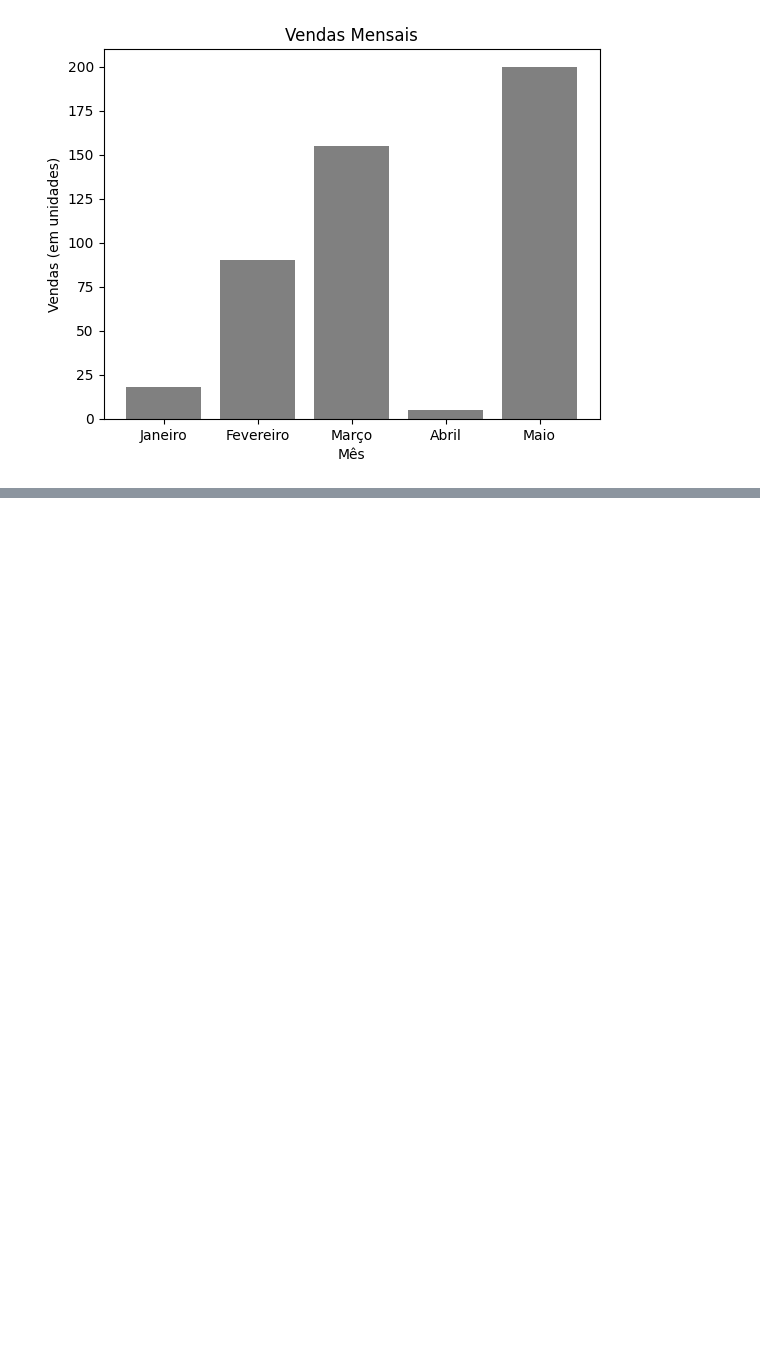
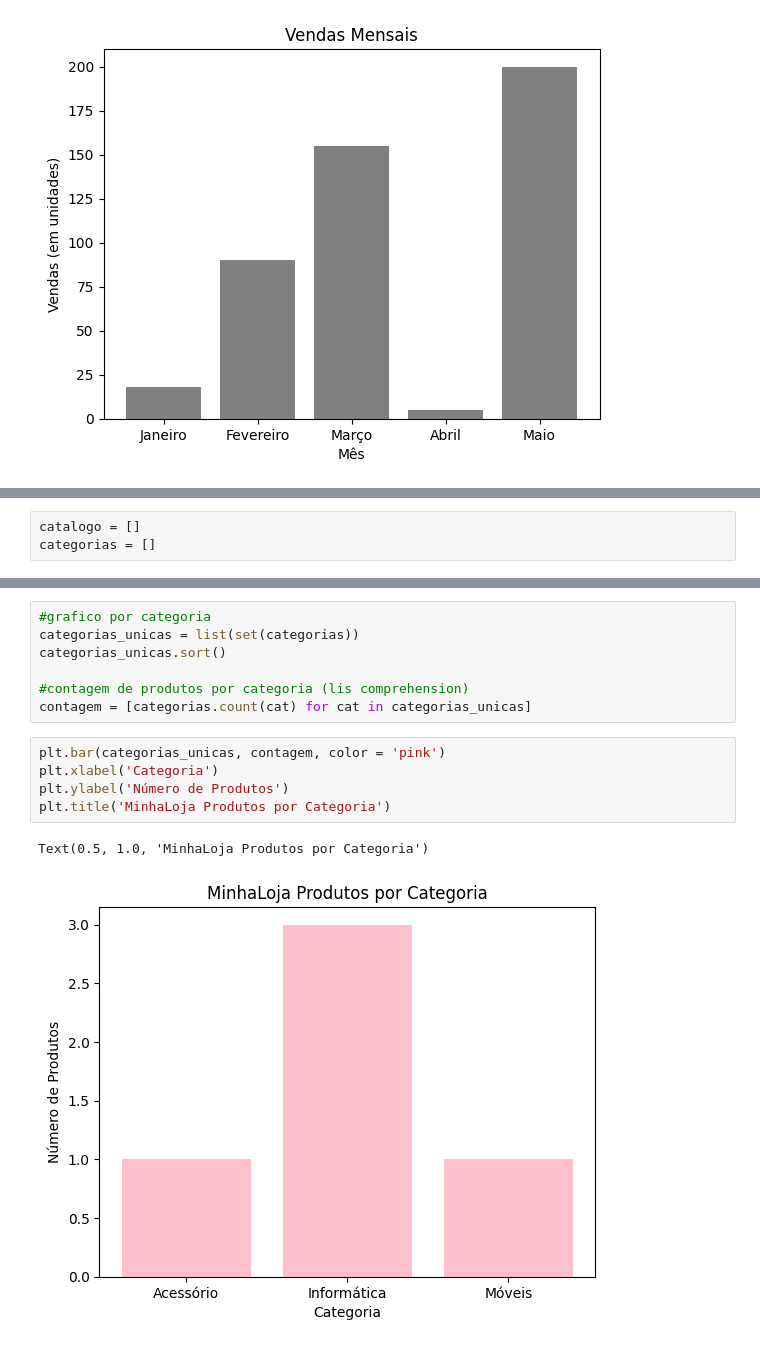
Before and after one commit to HelleLuci/Unopar_Linguagem_Progamacao, a Jupyter notebook: LP_UNID_2.ipynb, the cells around one changed output, grey strips where cells are left out. Cells and saved outputs as stored; diff of their text form; blank space fills up the shorter version.

```diff
--- a/LP_UNID_2.ipynb
+++ b/LP_UNID_2.ipynb
@@ -492,0 +509,3 @@ plt.show()
+# %%
+catalogo = []
+categorias = []
@@ -492,0 +545,15 @@ plt.show()
+# %%
+#grafico por categoria
+categorias_unicas = list(set(categorias))
+categorias_unicas.sort()
+
+#contagem de produtos por categoria (lis comprehension)
+contagem = [categorias.count(cat) for cat in categorias_unicas]
+# %%
+plt.bar(categorias_unicas, contagem, color = 'pink')
+plt.xlabel('Categoria')
+plt.ylabel('Número de Produtos')
+plt.title('MinhaLoja Produtos por Categoria')
+# %% [output]
+Text(0.5, 1.0, 'MinhaLoja Produtos por Categoria')
+[figure, added]
```
Also changed, not shown: parts of 6 cells of this notebook.
